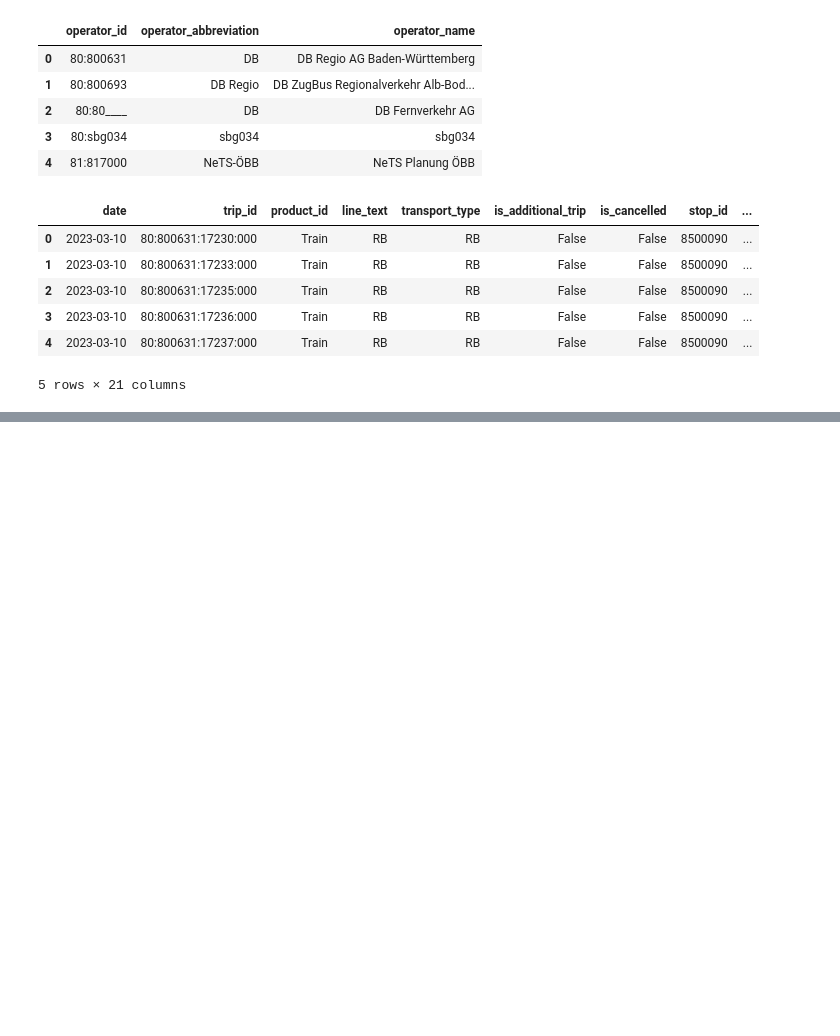
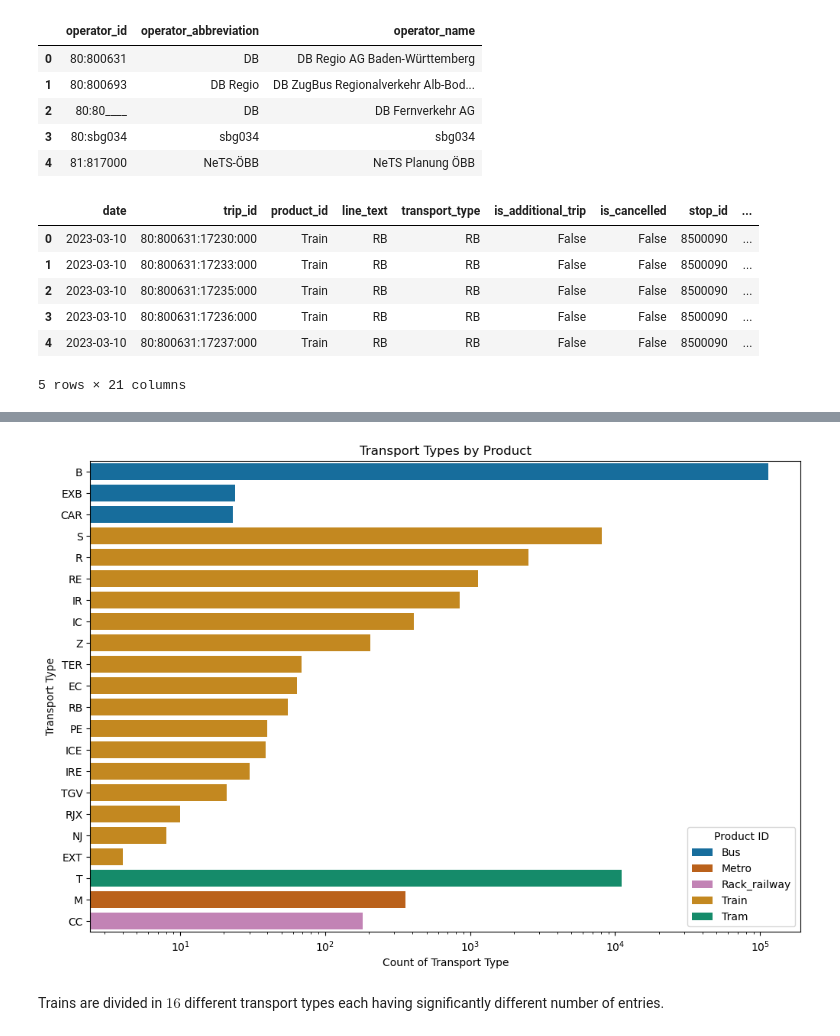
Before and after one commit to com-480-data-visualization/project-2023-choo-choo-data-darlings, a Jupyter notebook: basic_analysis.ipynb, the cells around one changed output, grey strips where cells are left out. Cells and saved outputs as stored; diff of their text form; code cells hidden in the pictures; blank space fills up the shorter version.

```diff
--- a/basic_analysis.ipynb
+++ b/basic_analysis.ipynb
@@ -291,0 +151,27 @@ plt.show()
+# %%
+# Create the seaborn horizontal bar plot
+plt.figure(figsize=(12, 8))
+sns.barplot(
+    x='count_transport_type',
+    y='transport_type',
+    hue='product_id',
+    data=transport_types_by_product_id,
+    orient='h',
+    dodge=False,
+    order=transport_types_by_product_id['transport_type'].unique(),
+    palette=product_to_color
+)
+
+# Customize the plot
+plt.xlabel('Count of Transport Type')
+plt.ylabel('Transport Type')
+plt.title('Transport Types by Product')
+plt.legend(title='Product ID', loc='lower right')
+plt.xscale('log')
+
+# Display the plot
+plt.show()
+# %% [output]
+[figure, added]
+# %% [markdown]
+Trains are divided in $16$ different transport types each having significantly different number of entries.
```
Also changed, not shown: parts of 78 cells of this notebook, 2 other files.
